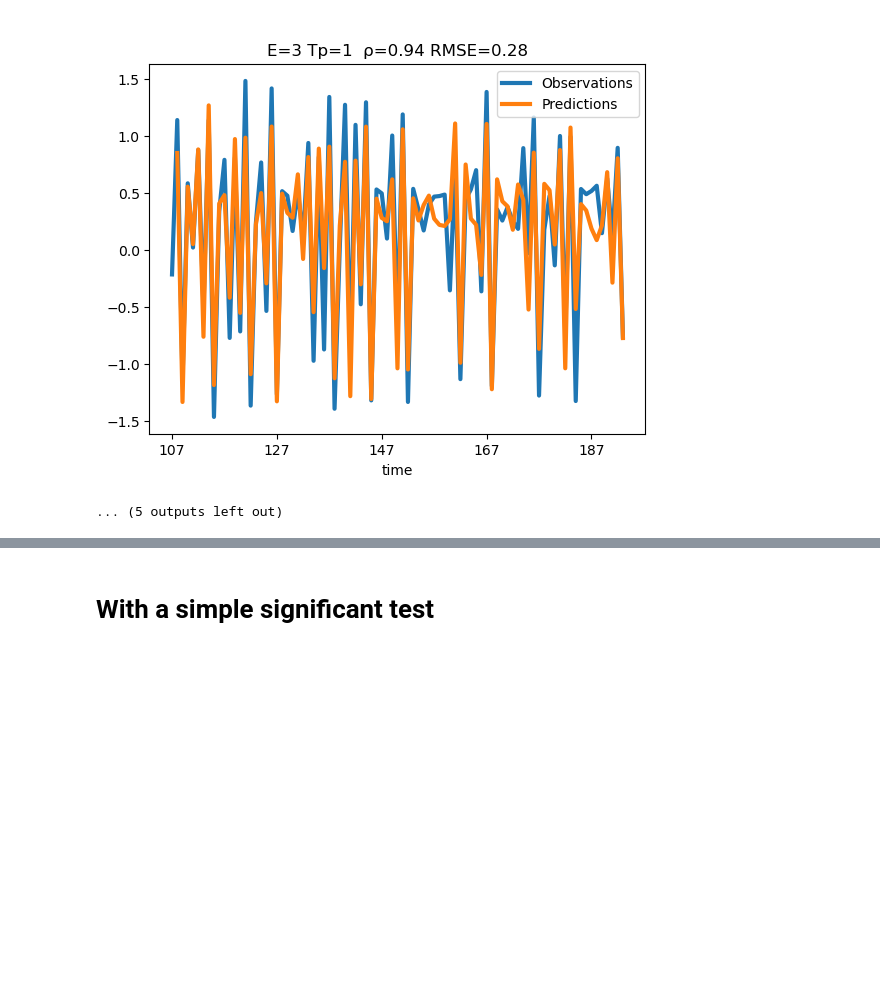
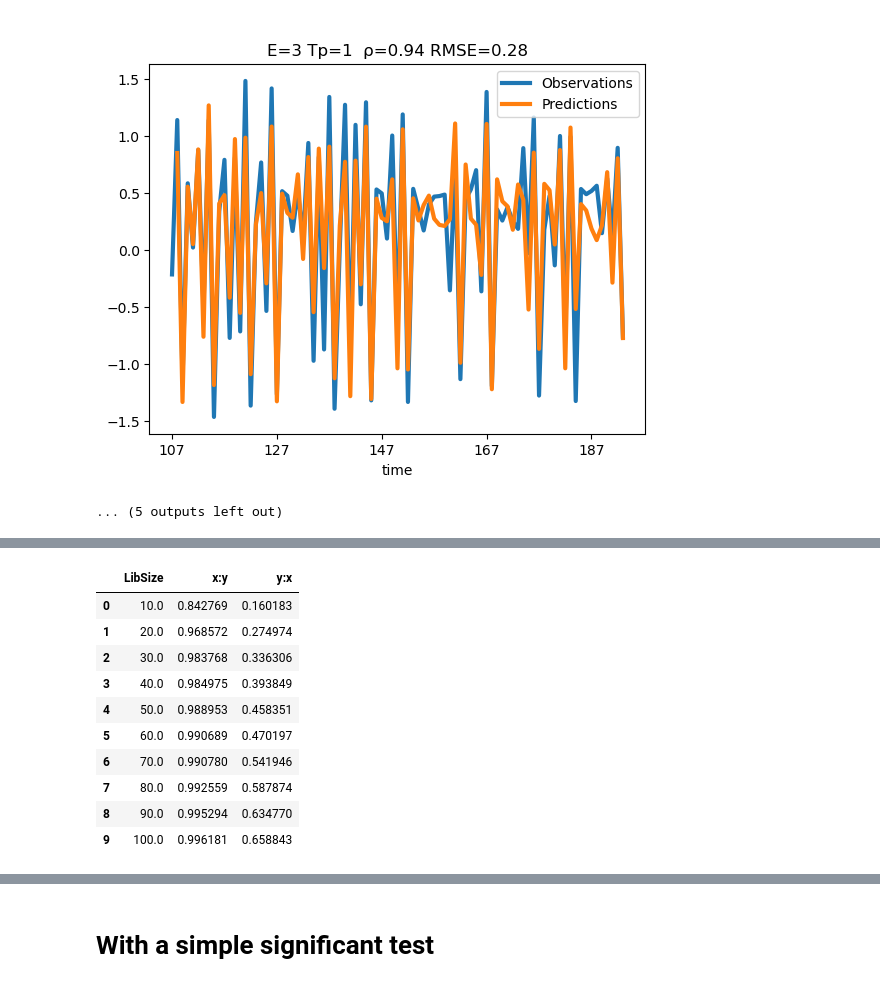
Before and after one commit to Peisong-Zheng/Inso_LGMR, a Jupyter notebook: testing_pyEDM.ipynb, the cells around one changed output, grey strips where cells are left out. Saved outputs shown, nothing was run; the diff lists cells and outputs as text; code cells hidden in the pictures; blank space fills up the shorter version.

```diff
--- a/testing_pyEDM.ipynb
+++ b/testing_pyEDM.ipynb
@@ -18,3 +218,17 @@ Multiview( dataFrame = sampleData["block_3sp"], lib = "1 99", pred = "105 190",
+# %%
+ccm_result
+# %% [output]
+|  | LibSize | x:y | y:x |
+| 0 | 10.0 | 0.842769 | 0.160183 |
+| 1 | 20.0 | 0.968572 | 0.274974 |
+| 2 | 30.0 | 0.983768 | 0.336306 |
+| 3 | 40.0 | 0.984975 | 0.393849 |
+| 4 | 50.0 | 0.988953 | 0.458351 |
+| 5 | 60.0 | 0.990689 | 0.470197 |
+| 6 | 70.0 | 0.990780 | 0.541946 |
+| 7 | 80.0 | 0.992559 | 0.587874 |
+| 8 | 90.0 | 0.995294 | 0.634770 |
+| 9 | 100.0 | 0.996181 | 0.658843 |
 # %%
 import numpy as np
 import pandas as pd
```
Also changed, not shown: parts of 4 cells of this notebook, 3 other files.
